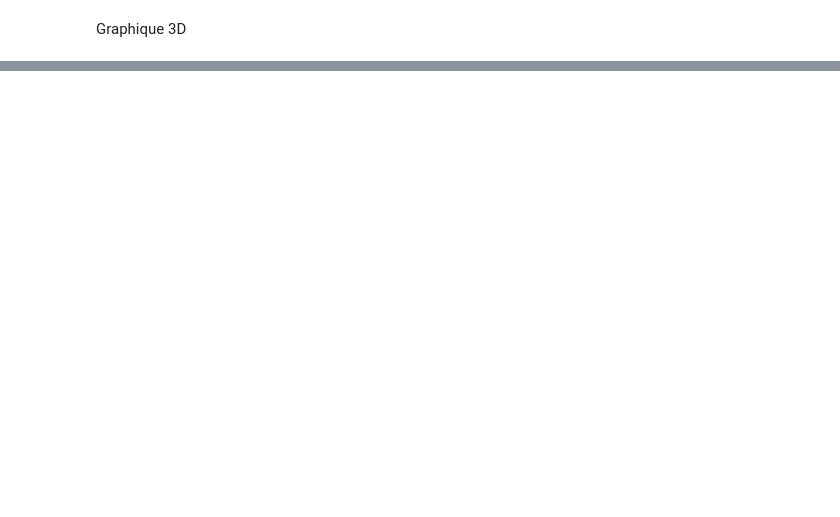
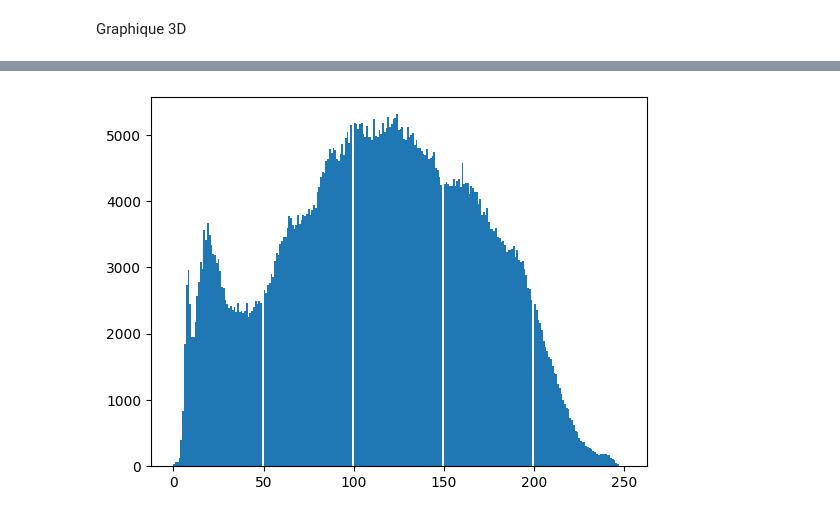
Before and after one commit to DonzerHD/Pandas-Env-Visuel, a Jupyter notebook: Iris/iris.ipynb, the cells around one changed output, grey strips where cells are left out. Drawn from its saved outputs; the diff is of its cells as text; code cells hidden in the pictures; blank space fills up the shorter version.

```diff
--- a/Iris/iris.ipynb
+++ b/Iris/iris.ipynb
@@ -39,0 +78,8 @@ Using matplotlib backend: TkAgg
+# %%
+from scipy import misc
+face = misc.face(gray=True)
+# plt.imshow(face, cmap='gray')
+plt.hist(face.ravel(), bins=255)
+plt.show()
+# %% [output]
+[figure, added]
```
Also changed, not shown: parts of 9 cells of this notebook.
